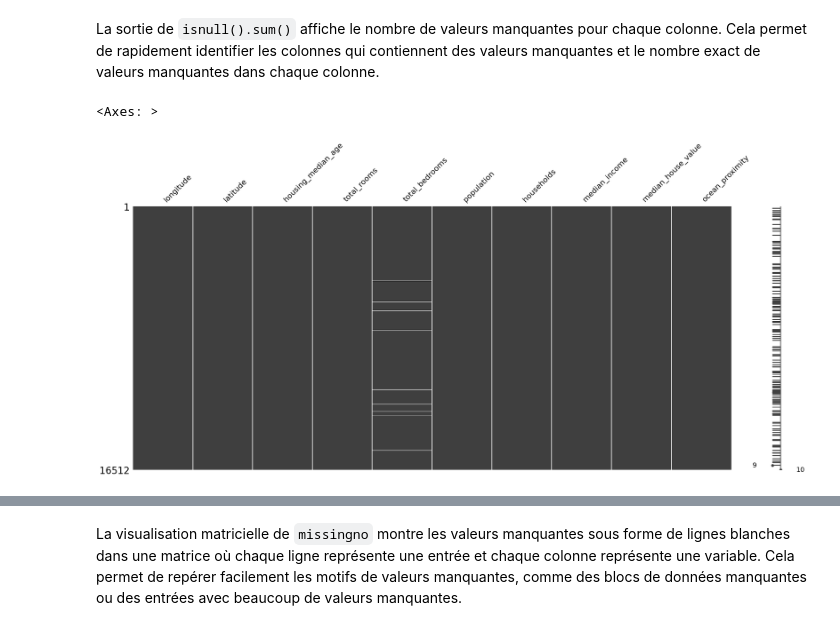
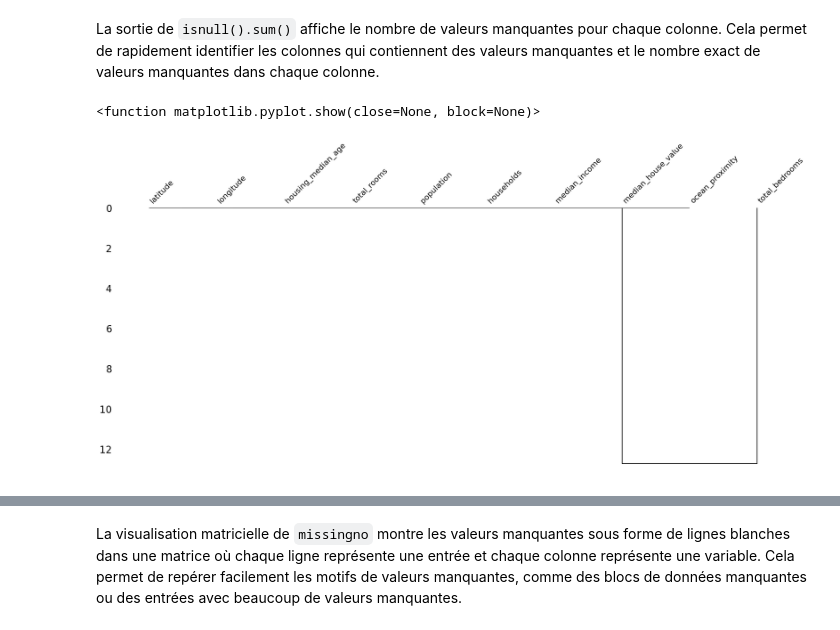
Before and after one commit to Staures92/Formation_Intermediaire, a Jupyter notebook: Machine Learning/1.1. Lab1 - Data Preprocessing - California Housing Median Price.ipynb, the cells around one changed output, grey strips where cells are left out. Saved outputs shown, nothing was run; the diff lists cells and outputs as text; code cells hidden in the pictures.

```diff
--- a/Machine Learning/1.1. Lab1 - Data Preprocessing - California Housing Median Price.ipynb
+++ b/Machine Learning/1.1. Lab1 - Data Preprocessing - California Housing Median Price.ipynb
@@ -306,8 +306,11 @@ dtype: int64
 # %%
 # Utiliser la bibliothèque `missingno` pour créer une visualisation matricielle des valeurs manquantes :
 
 import missingno as msno
-msno.matrix(housing_train_df)
+#msno.matrix(housing_train_df)
+#dendrogramme
+msno.dendrogram(housing_train_df)
+plt.show
 # %% [output]
-<Axes: >
+<function matplotlib.pyplot.show(close=None, block=None)>
-[figure, old version]
+[figure, new version]
```
Also changed, not shown: parts of 1 cell of this notebook.
